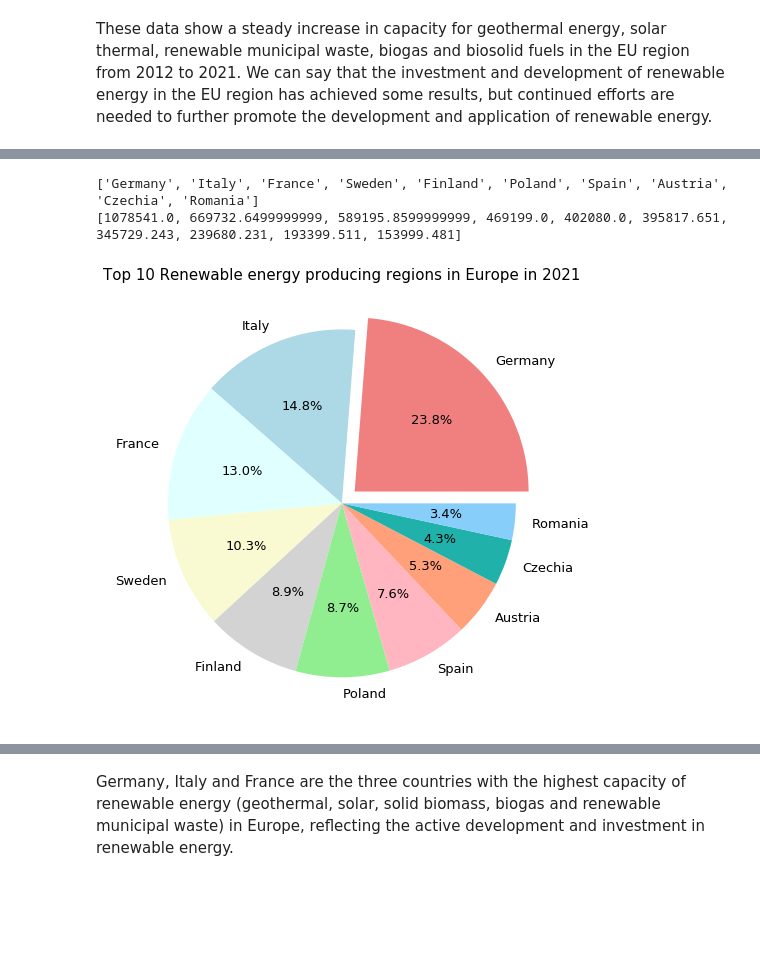
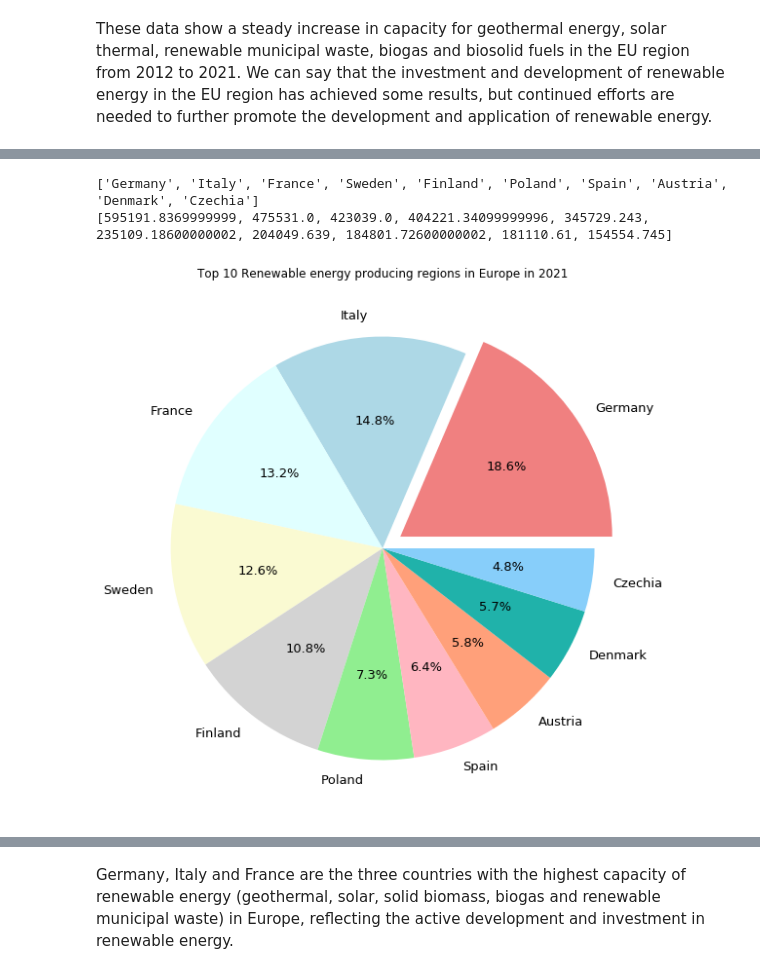
Before and after one commit to lijiachen126/st445-project-2, a Jupyter notebook: Q2.ipynb, the cells around one changed output, grey strips where cells are left out. Saved outputs shown, nothing was run; the diff lists cells and outputs as text; code cells hidden in the pictures; blank space fills up the shorter version.

```diff
--- a/Q2.ipynb
+++ b/Q2.ipynb
@@ -22,3 +29,23 @@ data not saved 500 Internal Server Error
+# %%
+solidBiofuels = data[data['siec']=="R5110-5150_W6000RI"]
+solidBiofuels = solidBiofuels.replace({"geo\TIME_PERIOD":countries})
+solidBiofuels = solidBiofuels.drop('siec', axis=1).reset_index().drop('index', axis=1)
+
+Geothermal = data[data['siec']=="RA200"]
+Geothermal = Geothermal.replace({"geo\TIME_PERIOD":countries})
+Geothermal = Geothermal.drop('siec', axis=1).reset_index().drop('index', axis=1)
+
+Biogases = data[data['siec']=="R5300"]
+Biogases = Biogases.replace({"geo\TIME_PERIOD":countries})
+Biogases = Biogases.drop('siec', axis=1).reset_index().drop('index', axis=1)
+
+Solar = data[data['siec']=="RA410"]
+Solar = Solar.replace({"geo\TIME_PERIOD":countries})
+Solar = Solar.drop('siec', axis=1).reset_index().drop('index', axis=1)
+
+waste = data[data['siec']=="W6210"]
+waste = waste.replace({"geo\TIME_PERIOD":countries})
+waste = waste.drop('siec', axis=1).reset_index().drop('index', axis=1)
 # %% [markdown]
 # Data Cleaning
 # %%
@@ -28,7 +55,7 @@ def cleanDataFrame(df):
 
 #replace NaN and other non-numeric values with 0, and convert data to numeric type
 def getNotNanData(df):
-    df = df.replace({'NaN': 0, 'nan': 0,'p':0,'e':0})
+    df = df.replace({'NaN': 0, 'nan': 0,'p':0,'e':0,'-':0})
     df = df.replace(np.nan, 0)
     for i in range(1,11):
         df.iloc[:,i] = pd.to_numeric(df.iloc[:,i] ,errors='coerce').fillna(0)
@@ -231,46 +239,41 @@ ten_ren.reverse()
 # %%
-res = waste.add(Solar, fill_value = 0)
-res = res.add(Geothermal, fill_value = 0)
-res = res.add(solidBiofuels, fill_value = 0)
-res = res.add(Biogases, fill_value = 0)
+res = waste.add(Solar)
+res = res.add(Geothermal)
+res = res.add(solidBiofuels)
+res = res.add(Biogases)
 
+res = res.sort_values(by='2021', ascending=False)
+topTen_name = res.iloc[1:11,0].to_list()
 
-res = res.sort_values(by='Unnamed: 19', ascending=False)
-topTen_name = res.iloc[3:13,0].to_list()
-
-fig = plt.figure(figsize=(8, 8),)
+fig = plt.figure(figsize=(10, 10))
 
 for i in range(10):
     if 'Germany' in topTen_name[i]:
         topTen_name[i]='Germany'
         continue
     index = int(len(topTen_name[i])/5)
     topTen_name[i]= topTen_name[i][0:index]
 eng = res.iloc[3:13,10].to_list()
 
-
-
-
 colors = ['lightcoral','lightblue','lightcyan','lightgoldenrodyellow','lightgray','lightgreen','lightpink','lightsalmon','lightseagreen','lightskyblue']
-
 
 explode =[0.0 for i in range(10)]
 explode[0]=0.1
 patches,l_text,p_text = plt.pie(eng, labels=topTen_name, autopct='%1.1f%%',explode=explode,pctdistance = 0.6,colors=colors)
 
 print(topTen_name)
 print(eng)
 for t in l_text:
     t.set_size(13)
 for t in p_text:
     t.set_size(13)
 
-plt.title('Top 10 Renewable energy producing regions in Europe in 2021',fontSize=15)
+plt.title('Top 10 Renewable energy producing regions in Europe in 2021')
 
 plt.show()
 # %% [output]
-['Germany', 'Italy', 'France', 'Sweden', 'Finland', 'Poland', 'Spain', 'Austria', 'Czechia', 'Romania']
-[1078541.0, 669732.6499999999, 589195.8599999999, 469199.0, 402080.0, 395817.651, 345729.243, 239680.231, 193399.511, 153999.481]
+['Germany', 'Italy', 'France', 'Sweden', 'Finland', 'Poland', 'Spain', 'Austria', 'Denmark', 'Czechia']
+[595191.8369999999, 475531.0, 423039.0, 404221.34099999996, 345729.243, 235109.18600000002, 204049.639, 184801.72600000002, 181110.61, 154554.745]
-[figure, old version]
+[figure, new version]
 # %%
 #data clean
```
Also changed, not shown: parts of 29 cells of this notebook.
